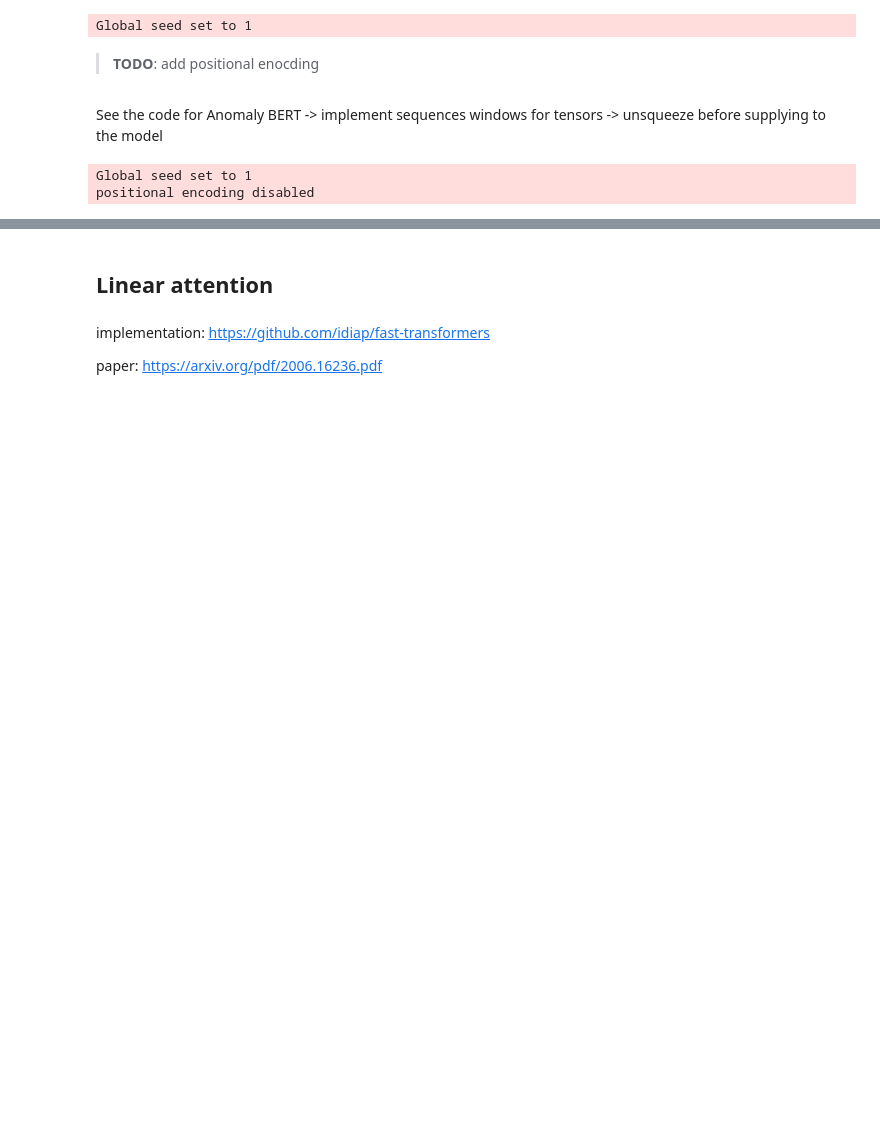
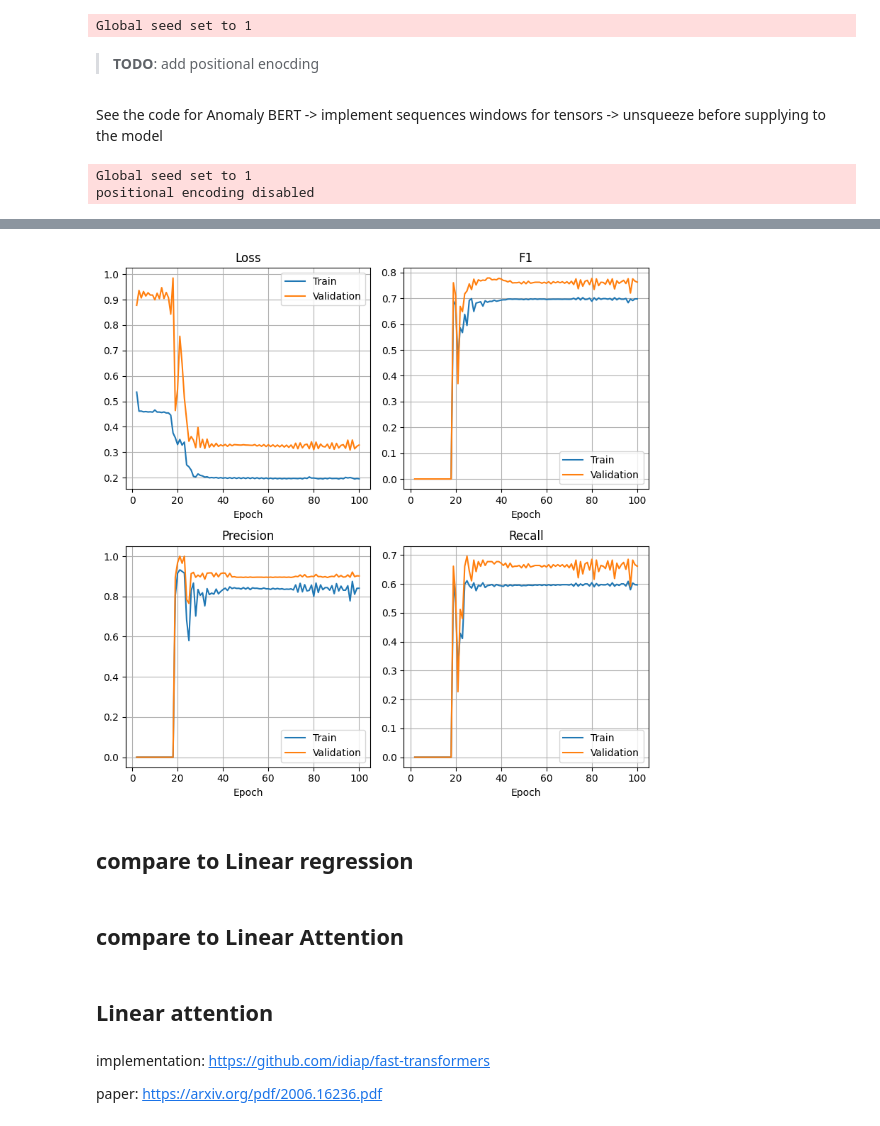
Before and after one commit to thxi/icl_thesis, a Jupyter notebook: notebooks/model_evaluation.ipynb, the cells around one changed output, grey strips where cells are left out. Cells and saved outputs as stored; diff of their text form; code cells hidden in the pictures; blank space fills up the shorter version.

Commit message:
collect metrics

```diff
--- a/notebooks/model_evaluation.ipynb
+++ b/notebooks/model_evaluation.ipynb
@@ -181,7 +181,11 @@ positional encoding disabled
 from lightning.pytorch.callbacks import LearningRateFinder
 # %%
 seed_everything(1)
-trainer = pl.Trainer(max_epochs=epochs, log_every_n_steps=1, callbacks=[LearningRateFinder()])
+trainer = pl.Trainer(
+    max_epochs=epochs,
+    log_every_n_steps=1,
+    callbacks=[LearningRateFinder(), MetricTracker()],
+)
 
 trainer.fit(model, tr_dl, va_dl)
 # %% [output]
@@ -225,2 +223,0 @@ del optimizer
-# %%
-trainer = pl.Trainer()
@@ -257,31 +224,49 @@ res_dict["va_metrics"] = pd.DataFrame(res_dict["va_metrics"])
+# %%
+mt = trainer.callbacks[1]
+# %%
+from copy import deepcopy
+res = deepcopy(mt.collection)
+for r in res:
+    for k, v in r.items():
+        if type(v) == torch.Tensor:
+            r[k] = np.float32(v.cpu())
+        else:
+            r[k] = np.float32(v)
+res = pd.DataFrame(res)
 # %%
 fig, axs = plt.subplots(2, 2, figsize=(8, 8))
 
 plt.sca(axs[0, 0])
-plt.plot(res_dict["tr_metrics"]["loss"], label="Train")
-plt.plot(res_dict["va_metrics"]["loss"], label="Validation")
+plt.plot(res["train_loss"], label="Train")
+plt.plot(res["val_loss"], label="Validation")
 plt.title("Loss")
 plt.xlabel("Epoch")
 plt.legend()
 plt.sca(axs[0, 1])
-plt.plot(res_dict["tr_metrics"]["f1"], label="Train")
-plt.plot(res_dict["va_metrics"]["f1"], label="Validation")
+plt.plot(res["train_f1"], label="Train")
+plt.plot(res["val_f1"], label="Validation")
 plt.title("F1")
 plt.xlabel("Epoch")
 plt.legend()
 plt.sca(axs[1, 0])
-plt.plot(res_dict["tr_metrics"]["precision"], label="Train")
-plt.plot(res_dict["va_metrics"]["precision"], label="Validation")
+plt.plot(res["train_precision"], label="Train")
+plt.plot(res["val_precision"], label="Validation")
 plt.title("Precision")
 plt.xlabel("Epoch")
 plt.legend()
 plt.sca(axs[1, 1])
-plt.plot(res_dict["tr_metrics"]["recall"], label="Train")
-plt.plot(res_dict["va_metrics"]["recall"], label="Validation")
+plt.plot(res["train_recall"], label="Train")
+plt.plot(res["val_recall"], label="Validation")
 plt.title("Recall")
 plt.xlabel("Epoch")
 plt.legend()
 fig.tight_layout();
+# %% [output]
+[figure, added]
+# %% [markdown]
+## compare to Linear regression
+# %% [markdown]
+## compare to Linear Attention
 # %% [markdown]
 ## Linear attention
 # %% [markdown]
```
Also changed, not shown: parts of 9 cells of this notebook, 29 other files.
